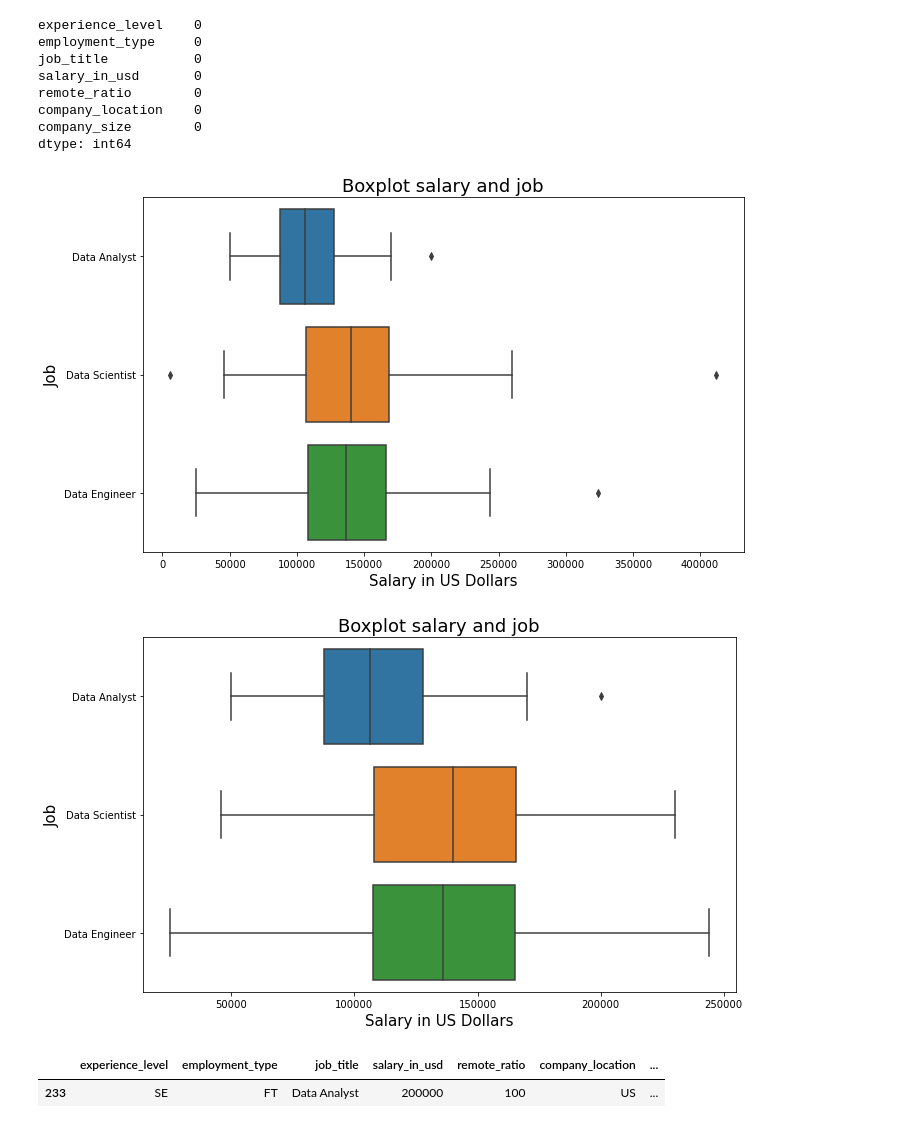
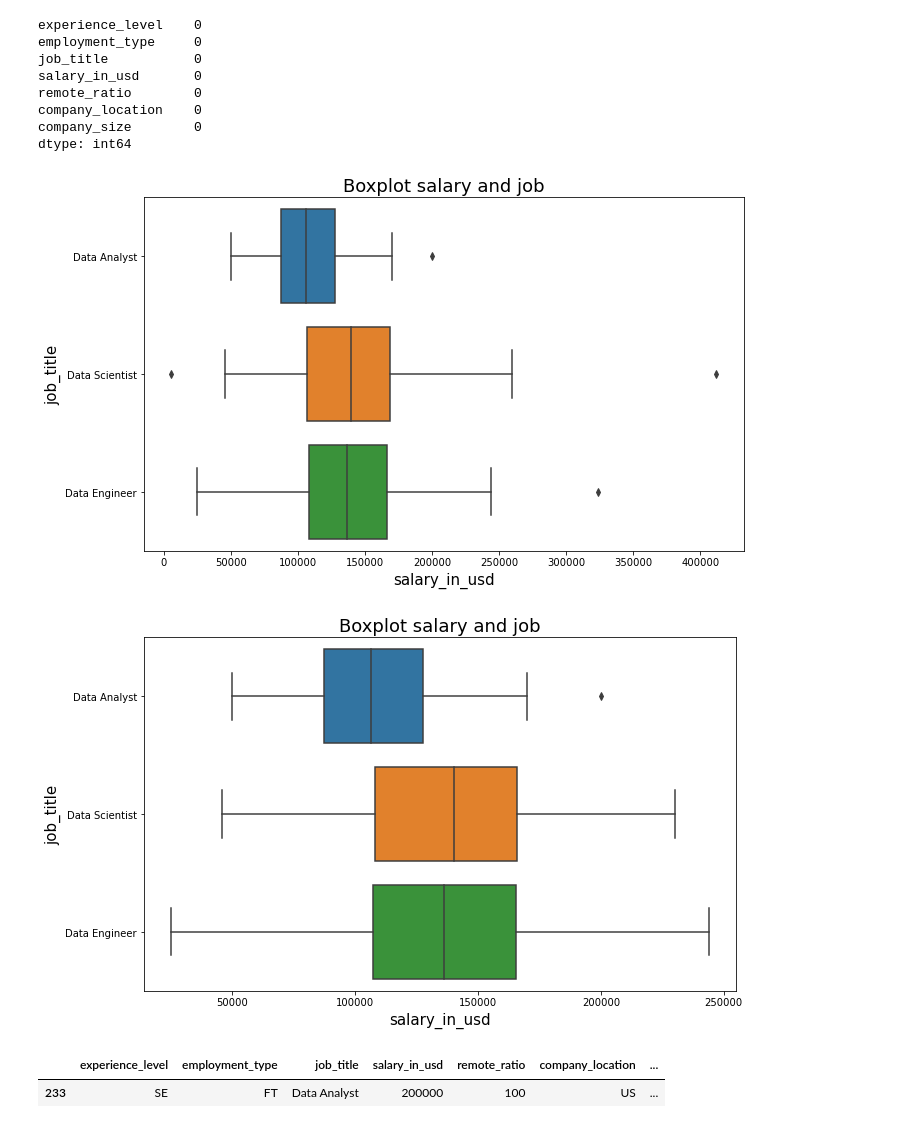
Before and after one commit to suwichacle22/predict_ds_salary_in_us, a Jupyter notebook: project_predict_ds_salary.ipynb, the cells around one changed output. Cells and saved outputs as stored; diff of their text form; code cells hidden in the pictures.

```diff
--- a/project_predict_ds_salary.ipynb
+++ b/project_predict_ds_salary.ipynb
@@ -117,20 +129,32 @@ company_size        0
 dtype: int64
 # %%
 ## create function to call boxplot to explore salary and job
-def boxplot_detect_outlier():
+def boxplot_detect_outlier(x_axis, y_axis, title):
+    """
+    Print job and salary boxplot.
+    -------------
+    parameters
+    x_axis : string
+        x_axis and label in x axis
+    y_axis : string
+        y_axis and label in y axis
+    title : string
+        title chart
+    """
     plt.figure(figsize=(10,6))
-    sns.boxplot(y='job_title', x='salary_in_usd', data=ds_salaries)
-    plt.xlabel("Salary in US Dollars", size = 15)
-    plt.ylabel("Job", size=15)
-    plt.title("Boxplot salary and job", size=18)
+    sns.boxplot(x= x_axis, y=y_axis, data=ds_salaries)
+    plt.xlabel(x_axis, size = 15)
+    plt.ylabel(y_axis, size=15)
+    plt.title(title, size=18)
     plt.tight_layout()
 # %%
 # check outlier in job_title and salary
-boxplot_detect_outlier()
+boxplot_detect_outlier('salary_in_usd', 'job_title', 'Boxplot salary and job')
 # %% [output]
-[figure, old version]
+[figure, new version]
 # %%
 # Clean outlier with above or below 1.5IQR will be filter out
+# explain cirteria
 q1 = ds_salaries['salary_in_usd'].quantile(0.25)
 q3 = ds_salaries['salary_in_usd'].quantile(0.75)
 iqr = q3 - q1
@@ -140,9 +164,9 @@ ds_salaries = ds_salaries[(ds_salaries['salary_in_usd'] > lower_salary) & \
             (ds_salaries['salary_in_usd'] < higher_salary)]
 
 # Plot boxplot
-boxplot_detect_outlier()
+boxplot_detect_outlier('salary_in_usd', 'job_title', 'Boxplot salary and job')
 # %% [output]
-[figure, old version]
+[figure, new version]
 # %%
 # Find outlier in data analyst
 ## last outlier is in index 233
```
Also changed, not shown: parts of 29 cells of this notebook.
